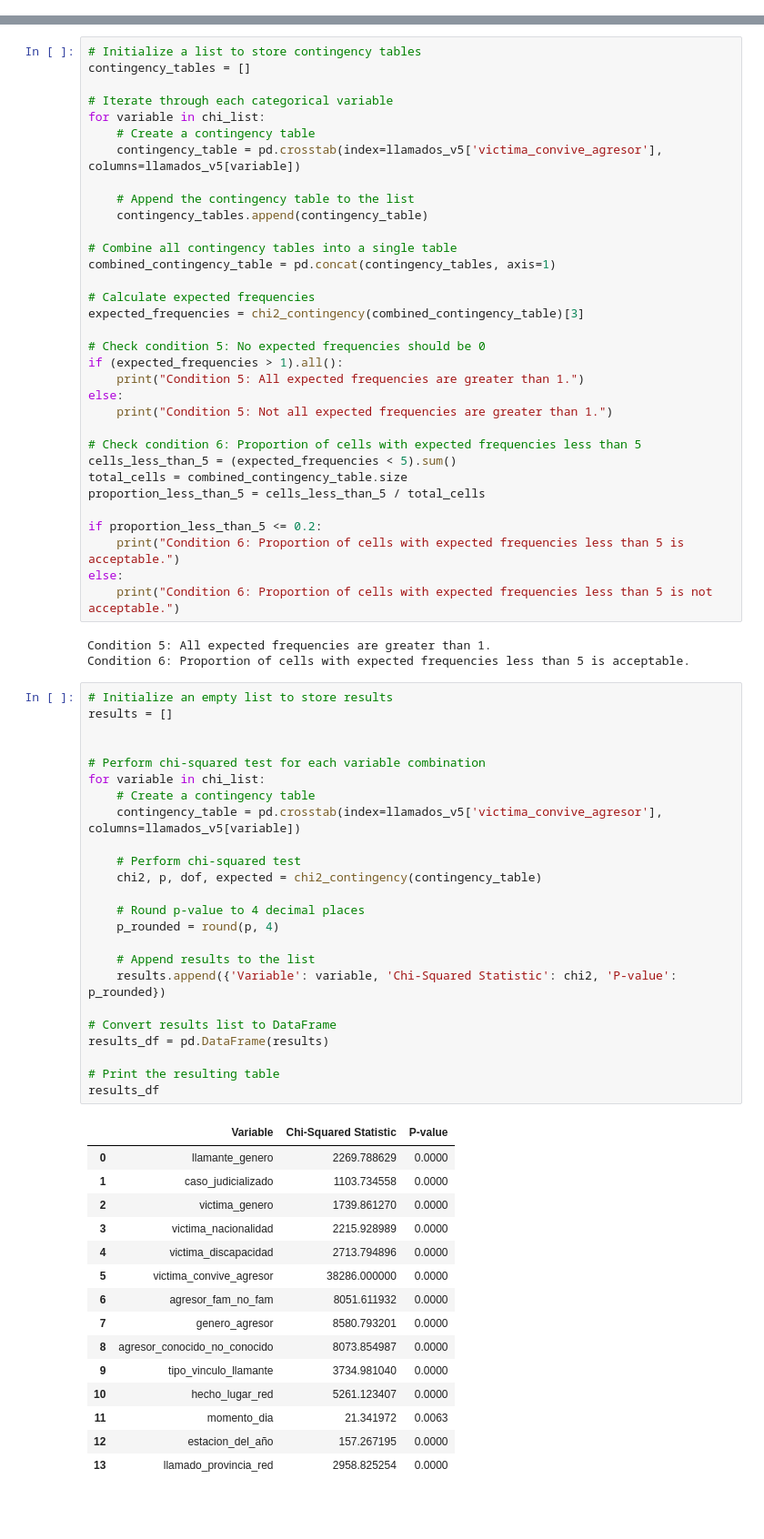
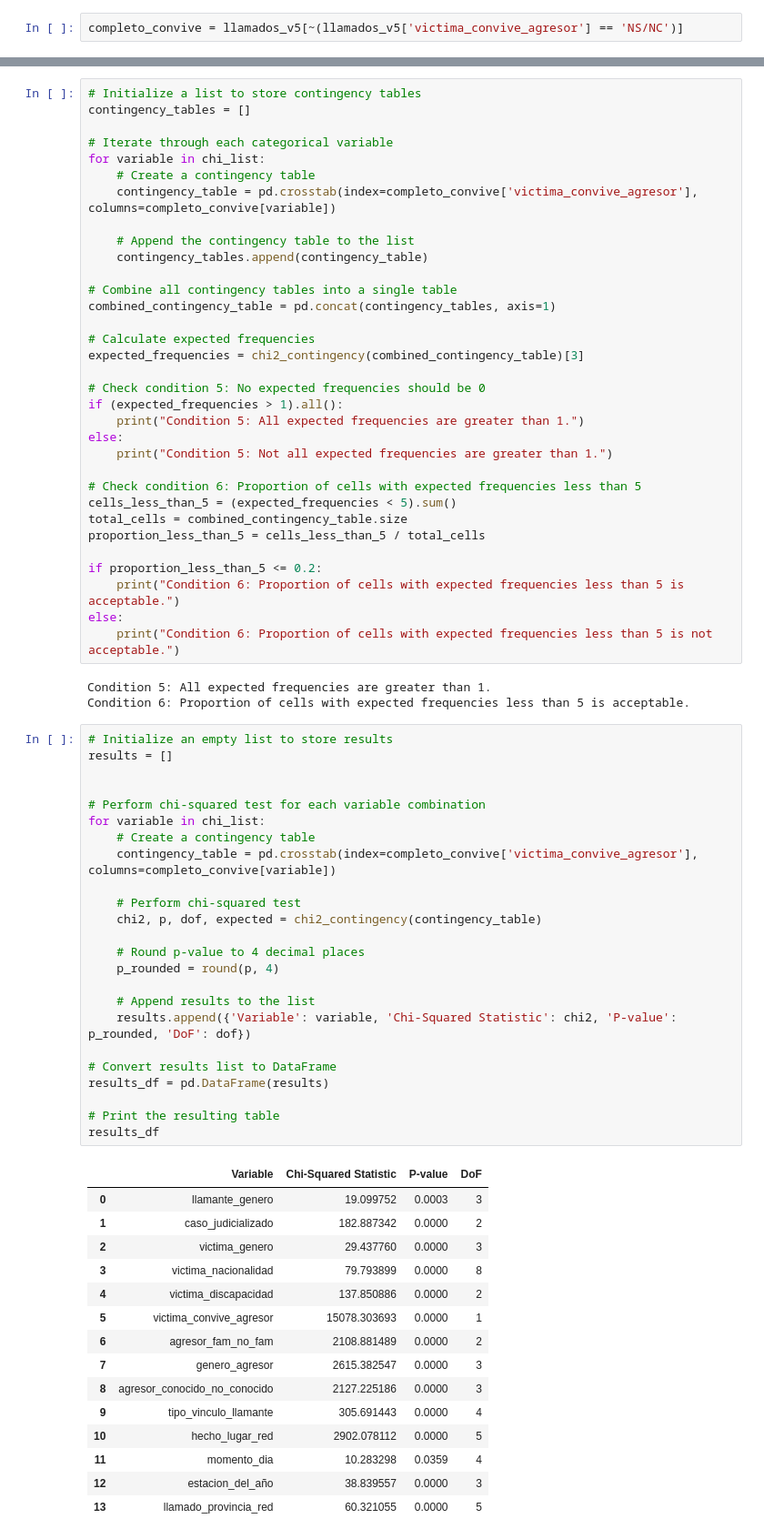
Before and after one commit to VicColombo/linea_137_llamados_vs, a Jupyter notebook: code/notebooks/correlaciones.ipynb, the cells around one changed output, grey strips where cells are left out. Shown at 91% size. Cells and saved outputs as stored; diff of their text form; blank space fills up the shorter version.

```diff
--- a/code/notebooks/correlaciones.ipynb
+++ b/code/notebooks/correlaciones.ipynb
@@ -175,6 +175,8 @@ Index(['llamado_fecha_hora', 'llamante_edad', 'llamante_genero',
        'vs_explotacion_sexual_group', 'vs_violacion_group',
        'vs_tentativa_group'],
       dtype='object')
+# %%
+completo_convive = llamados_v5[~(llamados_v5['victima_convive_agresor'] == 'NS/NC')]
 # %% [markdown]
 ### Chequeamos que se cumplan las condiciones previas
 # %%
@@ -184,7 +186,7 @@ contingency_tables = []
 # Iterate through each categorical variable
 for variable in chi_list:
     # Create a contingency table
-    contingency_table = pd.crosstab(index=llamados_v5['victima_convive_agresor'], columns=llamados_v5[variable])
+    contingency_table = pd.crosstab(index=completo_convive['victima_convive_agresor'], columns=completo_convive[variable])
 
     # Append the contingency table to the list
     contingency_tables.append(contingency_table)
@@ -216,40 +218,40 @@ Condition 6: Proportion of cells with expected frequencies less than 5 is accept
 # %%
 # Initialize an empty list to store results
 results = []
 
 
 # Perform chi-squared test for each variable combination
 for variable in chi_list:
     # Create a contingency table
-    contingency_table = pd.crosstab(index=llamados_v5['victima_convive_agresor'], columns=llamados_v5[variable])
+    contingency_table = pd.crosstab(index=completo_convive['victima_convive_agresor'], columns=completo_convive[variable])
 
     # Perform chi-squared test
     chi2, p, dof, expected = chi2_contingency(contingency_table)
 
     # Round p-value to 4 decimal places
     p_rounded = round(p, 4)
 
     # Append results to the list
-    results.append({'Variable': variable, 'Chi-Squared Statistic': chi2, 'P-value': p_rounded})
+    results.append({'Variable': variable, 'Chi-Squared Statistic': chi2, 'P-value': p_rounded, 'DoF': dof})
 
 # Convert results list to DataFrame
 results_df = pd.DataFrame(results)
 
 # Print the resulting table
 results_df
 # %% [output]
-|  | Variable | Chi-Squared Statistic | P-value |
-| 0 | llamante_genero | 2269.788629 | 0.0000 |
-| 1 | caso_judicializado | 1103.734558 | 0.0000 |
-| 2 | victima_genero | 1739.861270 | 0.0000 |
-| 3 | victima_nacionalidad | 2215.928989 | 0.0000 |
-| 4 | victima_discapacidad | 2713.794896 | 0.0000 |
-| 5 | victima_convive_agresor | 38286.000000 | 0.0000 |
-| 6 | agresor_fam_no_fam | 8051.611932 | 0.0000 |
-| 7 | genero_agresor | 8580.793201 | 0.0000 |
-| 8 | agresor_conocido_no_conocido | 8073.854987 | 0.0000 |
-| 9 | tipo_vinculo_llamante | 3734.981040 | 0.0000 |
-| 10 | hecho_lugar_red | 5261.123407 | 0.0000 |
-| 11 | momento_dia | 21.341972 | 0.0063 |
-| 12 | estacion_del_año | 157.267195 | 0.0000 |
-| 13 | llamado_provincia_red | 2958.825254 | 0.0000 |
+|  | Variable | Chi-Squared Statistic | P-value | DoF |
+| 0 | llamante_genero | 19.099752 | 0.0003 | 3 |
+| 1 | caso_judicializado | 182.887342 | 0.0000 | 2 |
+| 2 | victima_genero | 29.437760 | 0.0000 | 3 |
+| 3 | victima_nacionalidad | 79.793899 | 0.0000 | 8 |
+| 4 | victima_discapacidad | 137.850886 | 0.0000 | 2 |
+| 5 | victima_convive_agresor | 15078.303693 | 0.0000 | 1 |
+| 6 | agresor_fam_no_fam | 2108.881489 | 0.0000 | 2 |
+| 7 | genero_agresor | 2615.382547 | 0.0000 | 3 |
+| 8 | agresor_conocido_no_conocido | 2127.225186 | 0.0000 | 3 |
+| 9 | tipo_vinculo_llamante | 305.691443 | 0.0000 | 4 |
+| 10 | hecho_lugar_red | 2902.078112 | 0.0000 | 5 |
+| 11 | momento_dia | 10.283298 | 0.0359 | 4 |
+| 12 | estacion_del_año | 38.839557 | 0.0000 | 3 |
+| 13 | llamado_provincia_red | 60.321055 | 0.0000 | 5 |
```
Also changed, not shown: parts of 4 cells of this notebook, 7 other files.
